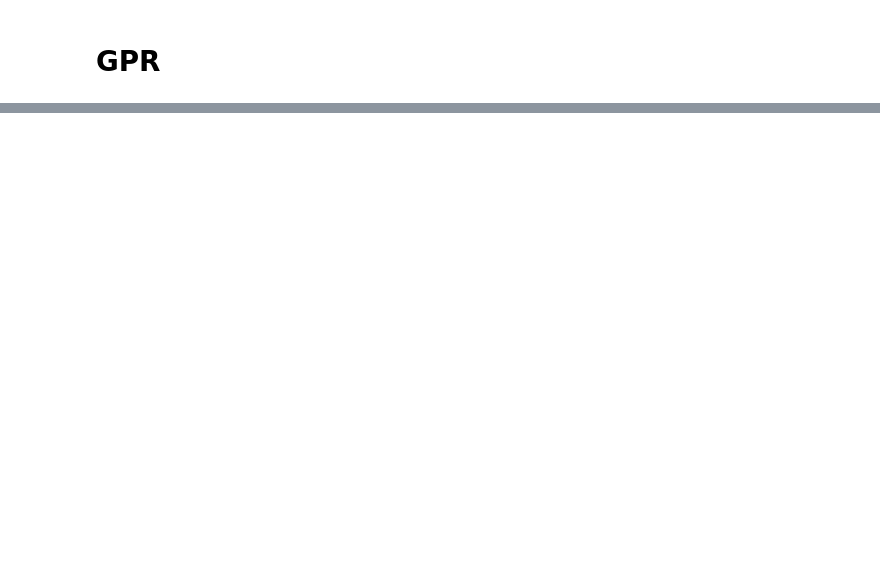
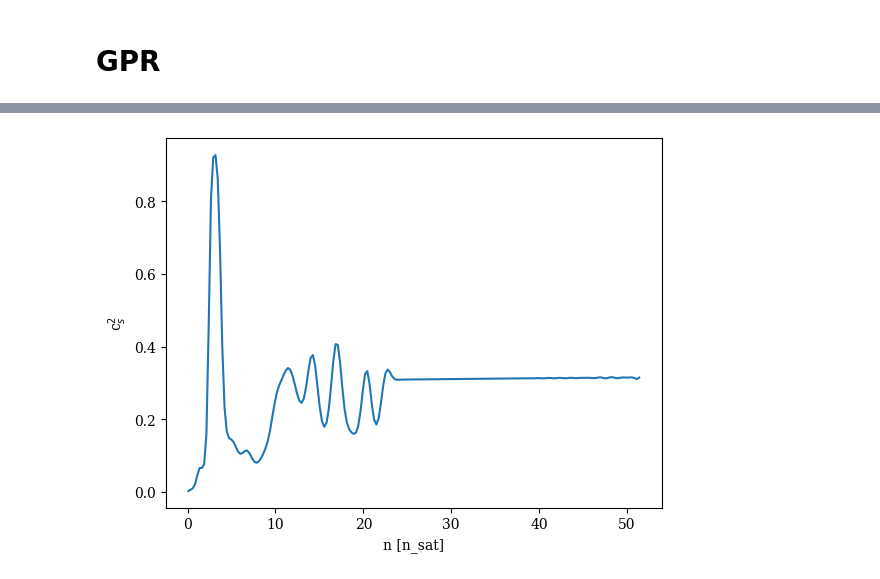
Before and after one commit to codinginrevolt/master_thesis, a Jupyter notebook: ceft+pqcd.ipynb, the cells around one changed output, grey strips where cells are left out. Drawn from its saved outputs; the diff is of its cells as text; code cells hidden in the pictures; blank space fills up the shorter version.

```diff
--- a/ceft+pqcd.ipynb
+++ b/ceft+pqcd.ipynb
@@ -44,0 +63,6 @@ n_ceft = n_ceft[downed_indices]
+# %%
+n_crust = n_ceft[:111]
+e_crust = e_ceft[:111]
+p_crust = p_ceft[:111]
+
+mu_ini = (e_crust[-1] + p_crust[-1]) / n_ceft[-1]
@@ -142,0 +181,11 @@ plt.show()
+# %%
+eos = db.EosProperties(x_test, phi_test, epsi_0 = e_crust[-1], p_0 = p_crust[-1], mu_0=mu_ini)
+# %%
+eos_prop_results = eos.get_all()
+# %%
+plt.plot(x_test, eos_prop_results['cs2'])
+plt.xlabel('n [n_sat]')
+plt.ylabel(r'c$_s^2$')
+plt.show()
+# %% [output]
+[figure, added]
```
Also changed, not shown: parts of 20 cells of this notebook, 1 other file.
